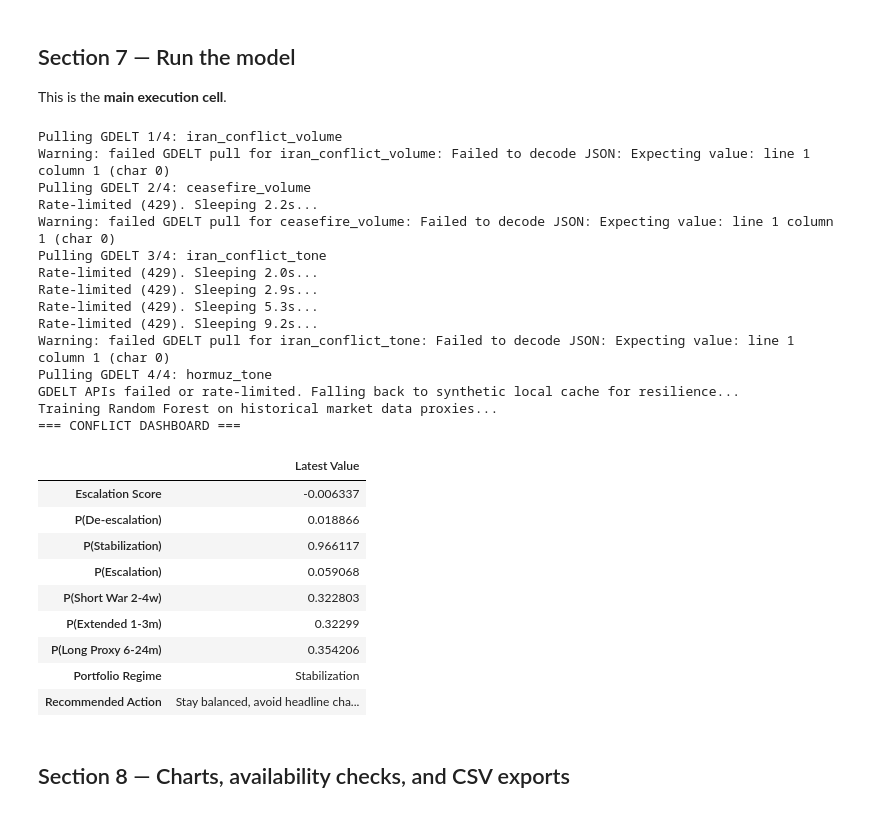
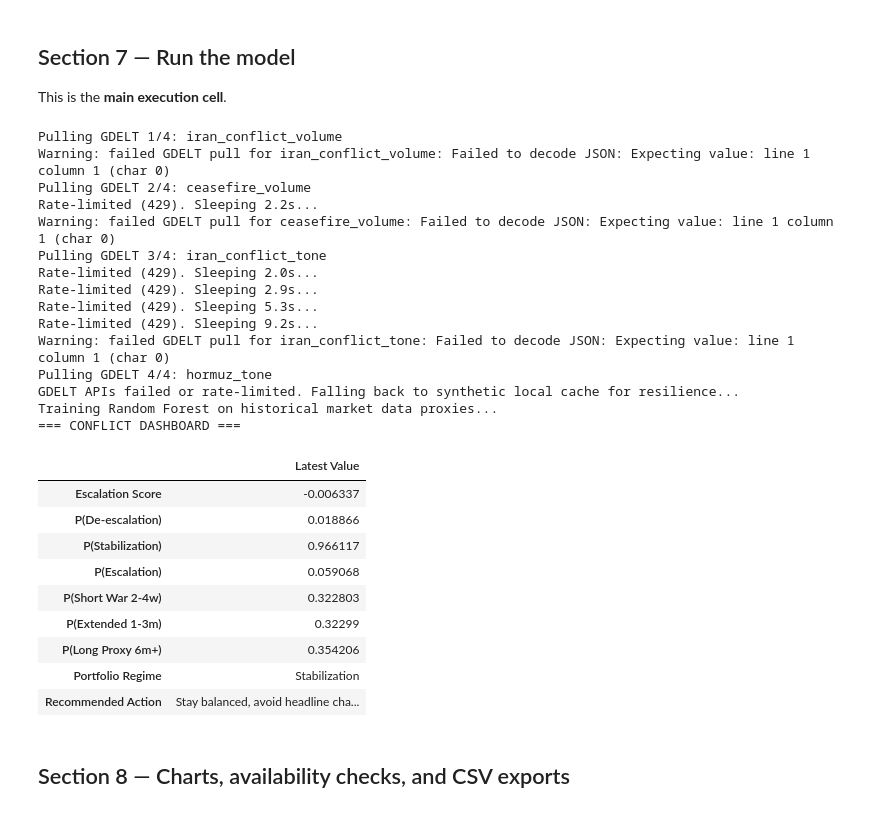
Before and after one commit to SecondOrderEdge/Iran_Conflict_Dashboard, a Jupyter notebook: conflict_escalation_dashboard_ml_pdf_v5.ipynb, the cells around one changed output. Cells and saved outputs as stored; diff of their text form; code cells hidden in the pictures.

```diff
--- a/conflict_escalation_dashboard_ml_pdf_v5.ipynb
+++ b/conflict_escalation_dashboard_ml_pdf_v5.ipynb
@@ -857,7 +857,7 @@ dashboard = pd.DataFrame({
         "P(Escalation)": signal.loc[latest_idx, "p_escalation"],
         "P(Short War 2-4w)": duration.loc[latest_idx, "p_short_war_2_4w"],
         "P(Extended 1-3m)": duration.loc[latest_idx, "p_extended_1_3m"],
-        "P(Long Proxy 6-24m)": duration.loc[latest_idx, "p_long_proxy_6_24m"],
+        "P(Long Proxy 6m+)": duration.loc[latest_idx, "p_long_proxy_6_24m"],
         "Portfolio Regime": signal.loc[latest_idx, "portfolio_regime"],
         "Recommended Action": signal.loc[latest_idx, "recommended_actions"],
     }
@@ -866,34 +866,34 @@ dashboard = pd.DataFrame({
 availability_df = pd.DataFrame({"Status": availability_summary})
 
 print("=== CONFLICT DASHBOARD ===")
 display(dashboard)
 
 print("=== DATA AVAILABILITY ===")
 display(availability_df)
 # %% [output]
 Pulling GDELT 1/4: iran_conflict_volume
 Warning: failed GDELT pull for iran_conflict_volume: Failed to decode JSON: Expecting value: line 1 column 1 (char 0)
 Pulling GDELT 2/4: ceasefire_volume
 Rate-limited (429). Sleeping 2.2s...
 Warning: failed GDELT pull for ceasefire_volume: Failed to decode JSON: Expecting value: line 1 column 1 (char 0)
 Pulling GDELT 3/4: iran_conflict_tone
 Rate-limited (429). Sleeping 2.0s...
 Rate-limited (429). Sleeping 2.9s...
 Rate-limited (429). Sleeping 5.3s...
 Rate-limited (429). Sleeping 9.2s...
 Warning: failed GDELT pull for iran_conflict_tone: Failed to decode JSON: Expecting value: line 1 column 1 (char 0)
 Pulling GDELT 4/4: hormuz_tone
 GDELT APIs failed or rate-limited. Falling back to synthetic local cache for resilience...
 Training Random Forest on historical market data proxies...
 === CONFLICT DASHBOARD ===
 |  | Latest Value |
 | Escalation Score | -0.006337 |
 | P(De-escalation) | 0.018866 |
 | P(Stabilization) | 0.966117 |
 | P(Escalation) | 0.059068 |
 | P(Short War 2-4w) | 0.322803 |
 | P(Extended 1-3m) | 0.32299 |
-| P(Long Proxy 6-24m) | 0.354206 |
+| P(Long Proxy 6m+) | 0.354206 |
 | Portfolio Regime | Stabilization |
 | Recommended Action | Stay balanced, avoid headline cha... |
 # %% [markdown]
```
Also changed, not shown: parts of 2 cells of this notebook, 1 other file.
